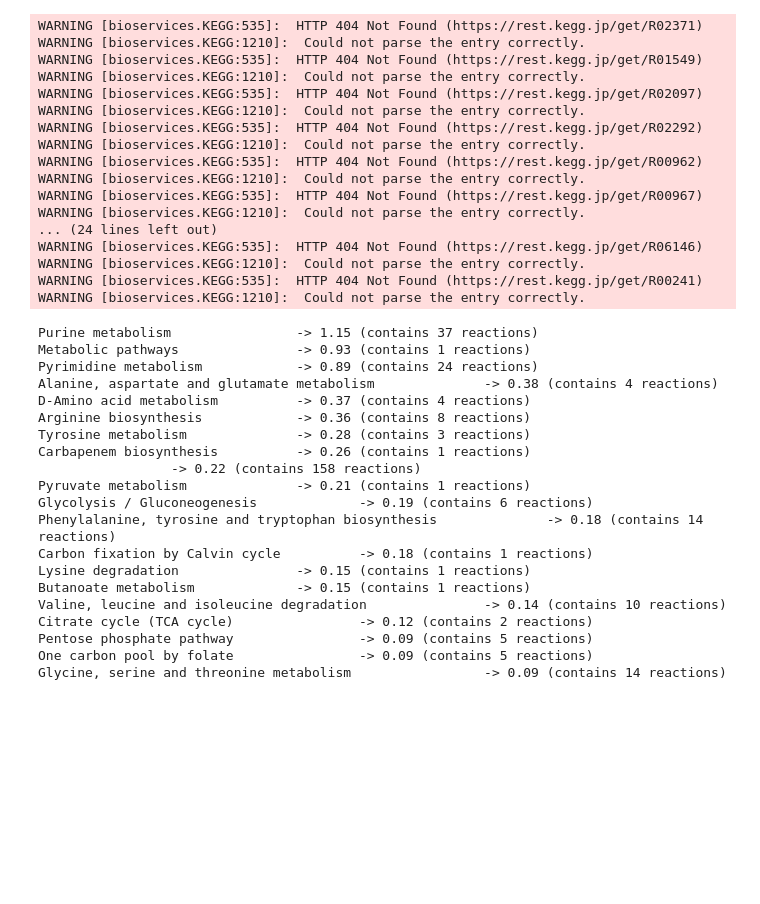
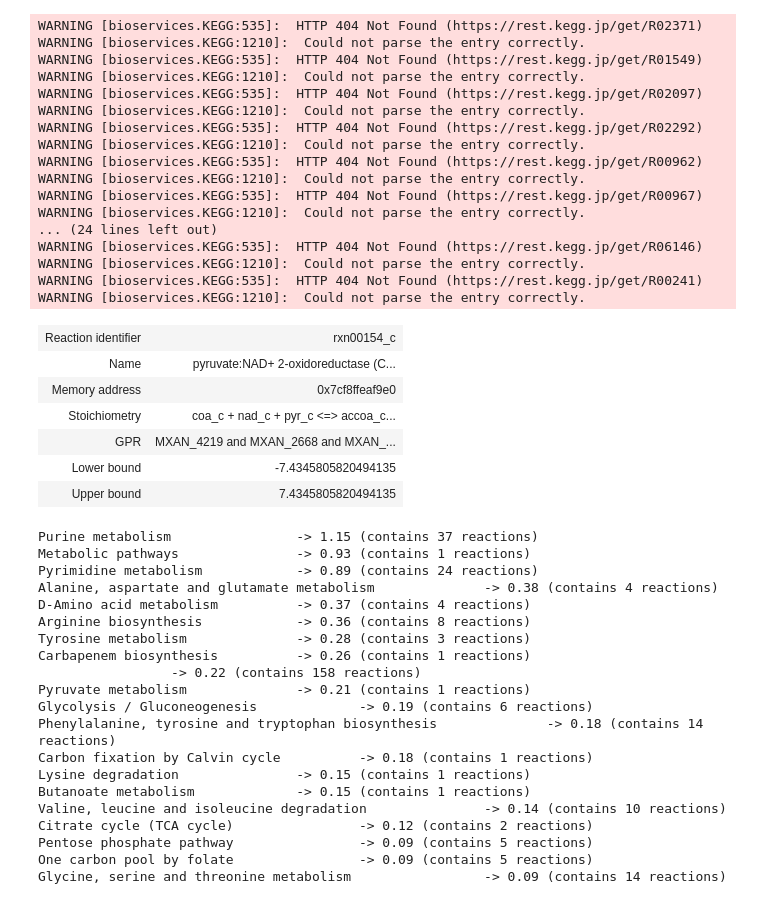
Before and after one commit to BondonMickael/M_xanthus-E_coli-Predation, a Jupyter notebook: fba_comparer-main/FBA_comparer_test.ipynb, the cells around one changed output. Drawn from its saved outputs; the diff is of its cells as text; code cells hidden in the pictures; blank space fills up the shorter version.

```diff
--- a/fba_comparer-main/FBA_comparer_test.ipynb
+++ b/fba_comparer-main/FBA_comparer_test.ipynb
@@ -202,6 +202,16 @@ for i in M_xanthus.reactions:
         pathway_dict_M[i.subsystem].append(i.id)
     else:
         pathway_dict_M[i.subsystem] = [i.id]
+# %%
+M_xanthus.reactions.rxn00154_c
+# %% [output]
+| Reaction identifier | rxn00154_c |
+| Name | pyruvate:NAD+ 2-oxidoreductase (C... |
+| Memory address | 0x7cf8ffeaf9e0 |
+| Stoichiometry | coa_c + nad_c + pyr_c <=> accoa_c... |
+| GPR | MXAN_4219 and MXAN_2668 and MXAN_... |
+| Lower bound | -7.4345805820494135 |
+| Upper bound | 7.4345805820494135 |
 # %%
 pw_list = cmp.pathway_variability(mxanthus_normalized, pathway_dict_M, ascending=True, num=20)
 # %% [output]
```
Also changed, not shown: parts of 2 cells of this notebook, 6 other files.
